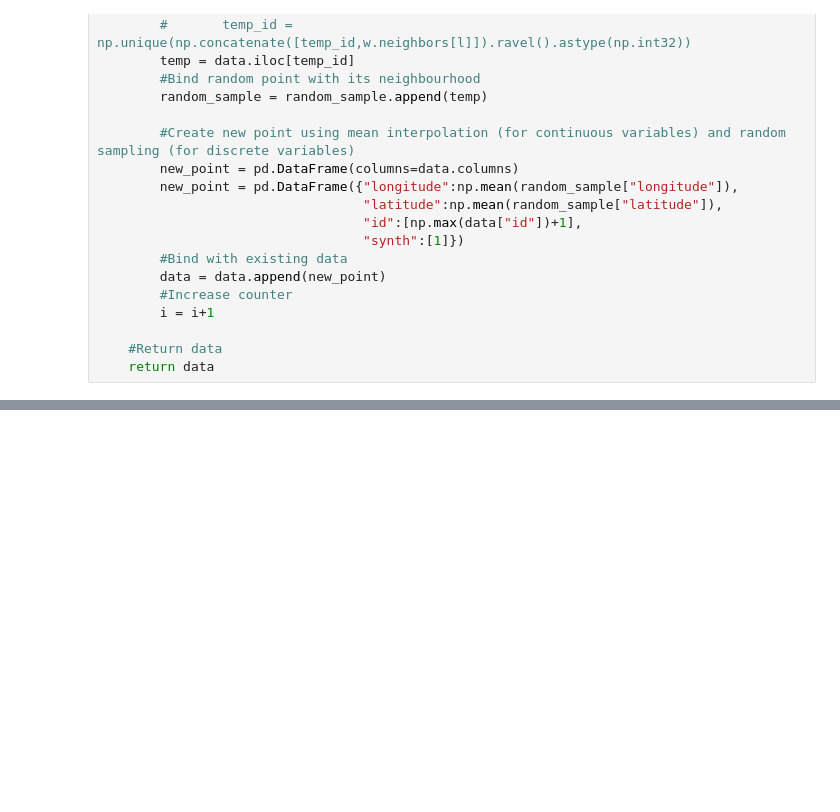
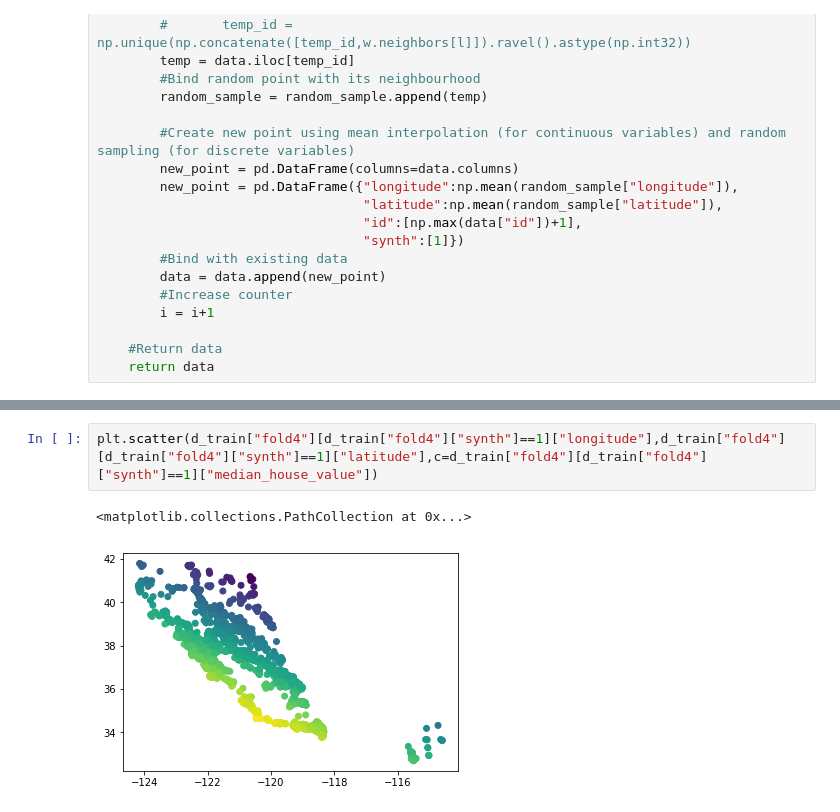
Before and after one commit to konstantinklemmer/spacegan, a Jupyter notebook: analysis/spatial_synthetic_point_generator_GP.ipynb, the cells around one changed output, grey strips where cells are left out. Cells and saved outputs as stored; diff of their text form; blank space fills up the shorter version.

```diff
--- a/analysis/spatial_synthetic_point_generator_GP.ipynb
+++ b/analysis/spatial_synthetic_point_generator_GP.ipynb
@@ -313,0 +437,5 @@ np.log10(710414720)
+# %%
+plt.scatter(d_train["fold4"][d_train["fold4"]["synth"]==1]["longitude"],d_train["fold4"][d_train["fold4"]["synth"]==1]["latitude"],c=d_train["fold4"][d_train["fold4"]["synth"]==1]["median_house_value"])
+# %% [output]
+<matplotlib.collections.PathCollection at 0x...>
+[figure, added]
```
Also changed, not shown: parts of 42 cells of this notebook, 20 other files.
